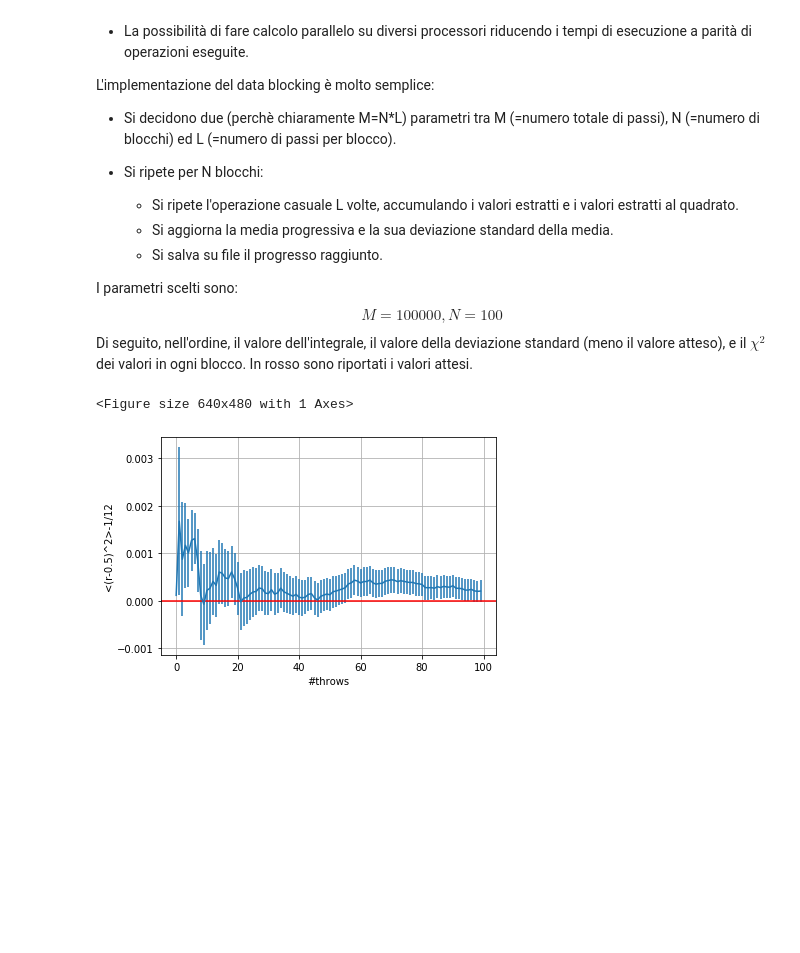
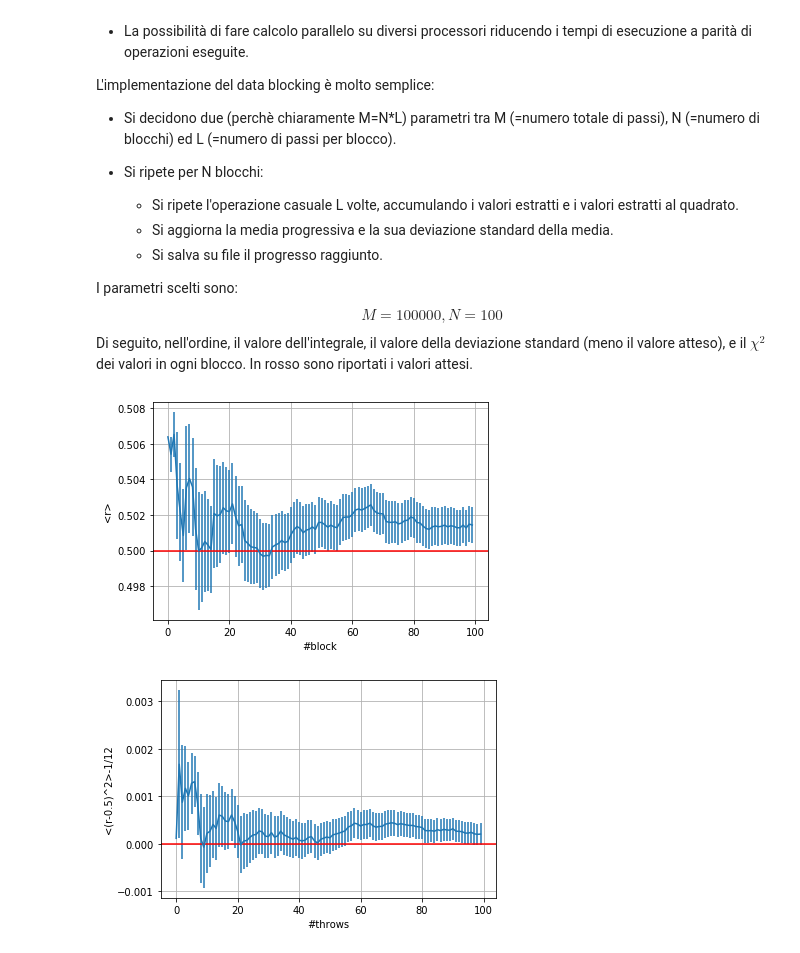
Before and after one commit to dariopullia/Numerical_Simulations_Lab, a Jupyter notebook: 01/Lezione1.ipynb, the cells around one changed output. Saved outputs shown, nothing was run; the diff lists cells and outputs as text; code cells hidden in the pictures; blank space fills up the shorter version.

```diff
--- a/01/Lezione1.ipynb
+++ b/01/Lezione1.ipynb
@@ -31,24 +31,24 @@ Di seguito, nell'ordine, il valore dell'integrale, il valore della deviazione st
 # %%
 import matplotlib
 import matplotlib.pyplot as plt
 import numpy as np
 from scipy.optimize import curve_fit
 from scipy.stats import norm, cauchy
 
 
 
 N=100
-ave_prog, err_prog, save_prog, serr_prog, chi2 = np.loadtxt("/home/dario/Uni_ubu/lsn/01/data01/data01.dat", usecols=(0,1,2,3,4), delimiter=' ', unpack='true')
+ave_prog, err_prog, save_prog, serr_prog, chi2 = np.loadtxt("data01/data01.dat", usecols=(0,1,2,3,4), delimiter=' ', unpack='true')
 x = np.arange(N)
 
 plt.errorbar(x,ave_prog,yerr=err_prog)
 plt.xlabel('#block')
 plt.ylabel('<r>')
 plt.axhline(y = 0.5, color = 'r', linestyle = '-')
 plt.grid(True)
 plt.show()
 # %% [output]
-<Figure size 640x480 with 1 Axes>
+[figure, added]
 # %%
 plt.errorbar(x,save_prog-1/12,yerr=serr_prog)
 plt.xlabel('#throws')
```
Also changed, not shown: parts of 2 cells of this notebook, 22 other files.
